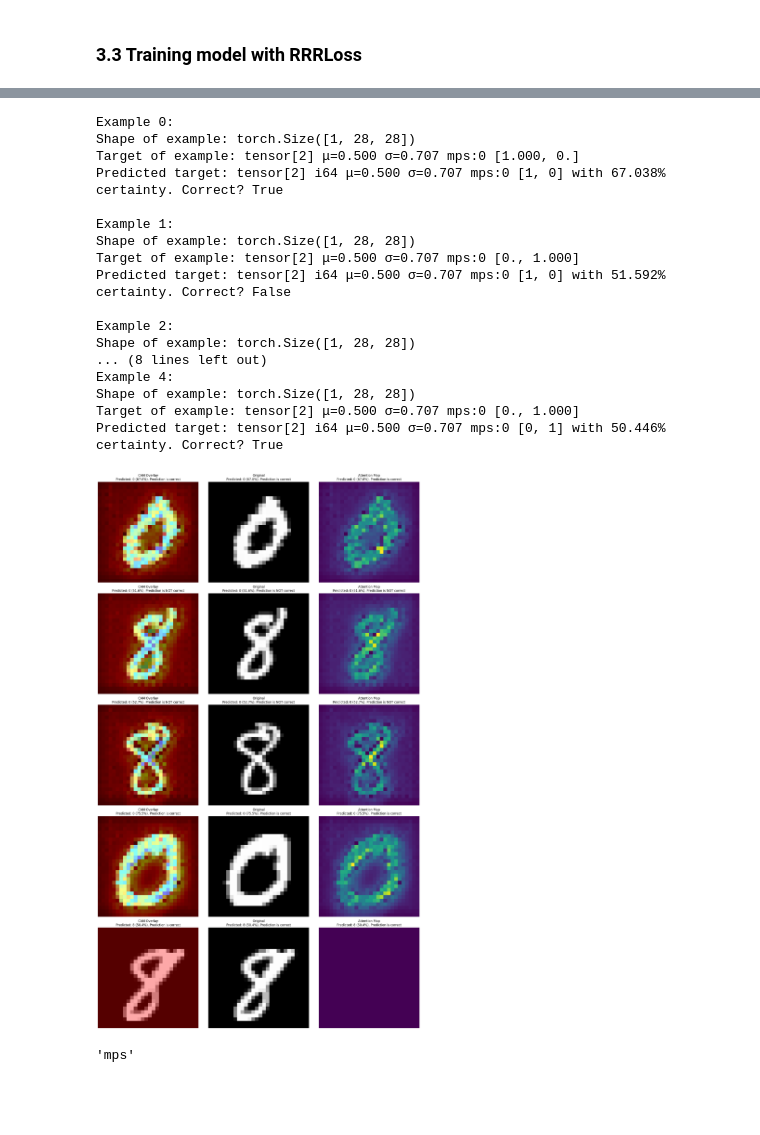
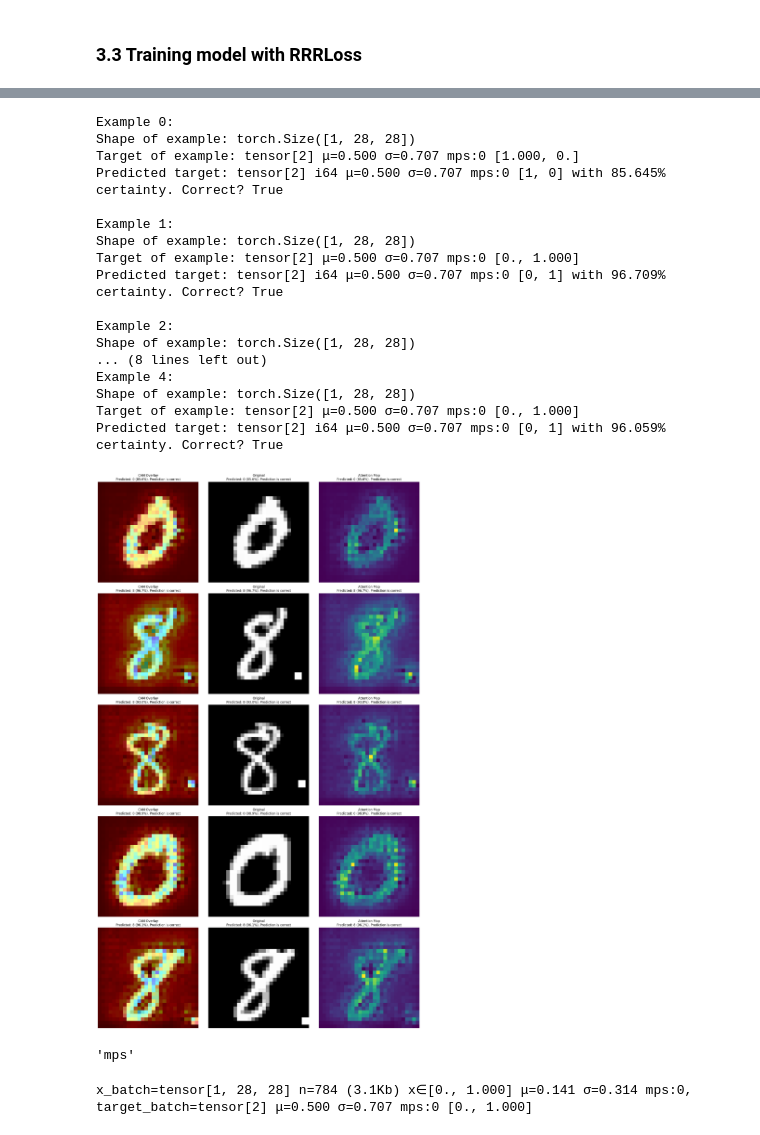
Before and after one commit to zlochina/xil-research-modification, a Jupyter notebook: src/xil_research_modification/experiments/08_MNIST.ipynb, the cells around one changed output, grey strips where cells are left out. Drawn from its saved outputs; the diff is of its cells as text; code cells hidden in the pictures; blank space fills up the shorter version.

```diff
--- a/src/xil_research_modification/experiments/08_MNIST.ipynb
+++ b/src/xil_research_modification/experiments/08_MNIST.ipynb
@@ -728,6 +624,7 @@ for i, X in enumerate(eights):
 from src.xil_research_modification.utils import XILUtils
 from torch.utils.data import DataLoader
 from torch.optim import Adam
+from torch.nn import CrossEntropyLoss
 from src.xil_research_modification.rrr_loss import RRRLoss
 
 num_classes = 2
@@ -747,12 +644,13 @@ adam_opt = Adam(model.parameters(), lr=lr)
 # define loss function
 layers_of_interest = [model[3]]
 loss = RRRLoss(model, layers_of_interest, rightreasons_lambda=0, device=device) # Lets remember, that passing rightreasons_lambda=0 is basically degrading our RRRLoss to CrossEntropyLoss
+# loss = CrossEntropyLoss()
 
 # create dataloader
-rrr_train_dataloader = DataLoader(misleading_ds_train, batch_size=batch_size, shuffle=True)
-rrr_test_dataloader = DataLoader(rrr_ds_test, batch_size=batch_size, shuffle=True)
+rrr_train_dataloader = DataLoader(rrr_ds_train, batch_size=batch_size, shuffle=True)
+rrr_test_dataloader = DataLoader(ds_test, batch_size=batch_size, shuffle=True)
 
-epochs = 2
+epochs = 10
 
 for t in range(epochs):
     print(f"Epoch {t + 1}\n" + 20 * "-")
@@ -763,7 +661,8 @@ for t in range(epochs):
 
     # Evaluate the model
     print("computing score...")
-    XILUtils.rrr_test_loop(model, rrr_test_dataloader, loss, device, metric='all')
+    # XILUtils.rrr_test_loop(model, rrr_test_dataloader, loss, device, metric='all', target_agg=lambda x: x)
+    XILUtils.test_loop(rrr_test_dataloader, model, loss, device, metric='all')
 
 print("Done!")
 # %% [output]
@@ -803,7 +702,8 @@ XILUtils.apply_and_show_gradcam(model, target_layers, misleading_ds_train, label
                                 batch_num=0,
                                 batch_size=n_examples,
                                 device=device,
-                                guided_gradcam=True
+                                guided_gradcam=True,
+                                correspond_to_targets=True,
                                 )
 # %% [output]
 Example 0:
@@ -828,11 +728,11 @@ Predicted target: tensor[2] i64 μ=0.500 σ=0.707 mps:0 [1, 0] with 51.627% cert
 **Showing explanation on test dataset (non-misleading dataset)**
 # %%
 
-XILUtils.apply_and_show_gradcam(model, target_layers, ds_train, labels, plt,
-                                shuffle_ds=False,
+XILUtils.apply_and_show_gradcam(model.to('cpu'), target_layers, ds_train, labels, plt,
+                                shuffle_ds=True,
                                 batch_num=1,
                                 batch_size=n_examples,
-                                device=device,
+                                device='cpu',
                                 guided_gradcam=True,
                                 correspond_to_targets=False
                                 )
@@ -879,13 +779,13 @@ adam_opt = Adam(model.parameters(), lr=lr)
 
 # define loss function
 layers_of_interest = [model[3]]
-loss = RRRLoss(model, layers_of_interest, rightreasons_lambda=0.0, device=device)
+loss = RRRLoss(model, layers_of_interest, rightreasons_lambda=0.000001, device=device)
 
 # create dataloader
-rrr_train_dataloader = DataLoader(misleading_ds_train, batch_size=batch_size, shuffle=True)
-rrr_test_dataloader = DataLoader(rrr_ds_test, batch_size=batch_size, shuffle=True)
+rrr_train_dataloader = DataLoader(rrr_ds_train, batch_size=batch_size, shuffle=True)
+rrr_test_dataloader = DataLoader(ds_test, batch_size=batch_size, shuffle=True)
 
-epochs = 1
+epochs = 3
 
 for t in range(epochs):
     print(f"Epoch {t + 1}\n" + 20 * "-")
@@ -920,42 +823,52 @@ from src.xil_research_modification.utils import XILUtils
 
 # define target layers for grad-cam
 #   define a link to the last convolutional layer of the model
 last_conv_layer = model.features[3] # TODO
 target_layers = [last_conv_layer]
 
 # Number of examples to show
 n_examples = 5  # you can change this number
 
-XILUtils.apply_and_show_gradcam(model, target_layers, ds_train, labels, plt,
+XILUtils.apply_and_show_gradcam(model, target_layers, misleading_ds_train, labels, plt,
                                 shuffle_ds=False,
                                 batch_num=1,
                                 batch_size=n_examples,
                                 device=device,
                                 guided_gradcam=True,
-                                correspond_to_targets=False
+                                correspond_to_targets=True
                                 )
 # %% [output]
 Example 0:
 Shape of example: torch.Size([1, 28, 28])
 Target of example: tensor[2] μ=0.500 σ=0.707 mps:0 [1.000, 0.]
-Predicted target: tensor[2] i64 μ=0.500 σ=0.707 mps:0 [1, 0] with 67.038% certainty. Correct? True
+Predicted target: tensor[2] i64 μ=0.500 σ=0.707 mps:0 [1, 0] with 85.645% certainty. Correct? True
 
 Example 1:
 Shape of example: torch.Size([1, 28, 28])
 Target of example: tensor[2] μ=0.500 σ=0.707 mps:0 [0., 1.000]
-Predicted target: tensor[2] i64 μ=0.500 σ=0.707 mps:0 [1, 0] with 51.592% certainty. Correct? False
+Predicted target: tensor[2] i64 μ=0.500 σ=0.707 mps:0 [0, 1] with 96.709% certainty. Correct? True
 
 Example 2:
 Shape of example: torch.Size([1, 28, 28])
 ... (8 lines left out)
 Example 4:
 Shape of example: torch.Size([1, 28, 28])
 Target of example: tensor[2] μ=0.500 σ=0.707 mps:0 [0., 1.000]
-Predicted target: tensor[2] i64 μ=0.500 σ=0.707 mps:0 [0, 1] with 50.446% certainty. Correct? True
+Predicted target: tensor[2] i64 μ=0.500 σ=0.707 mps:0 [0, 1] with 96.059% certainty. Correct? True
-[figure, old version]
+[figure, new version]
 # %%
 
 torch.save(model.state_dict(), DIR / "confounded_ds_model.pth")
 # %%
 # %% [output]
 'mps'
+# %%
+misleading_iter = iter(misleading_ds_train)
+stop = 1
+for i, (x_batch, target_batch, mask) in enumerate(misleading_iter):
+    if i == stop:
+        break
+
+print(f"{x_batch=}, {target_batch=}")
+# %% [output]
+x_batch=tensor[1, 28, 28] n=784 (3.1Kb) x∈[0., 1.000] μ=0.141 σ=0.314 mps:0, target_batch=tensor[2] μ=0.500 σ=0.707 mps:0 [0., 1.000]
```
Also changed, not shown: parts of 28 cells of this notebook, 2 other files.
